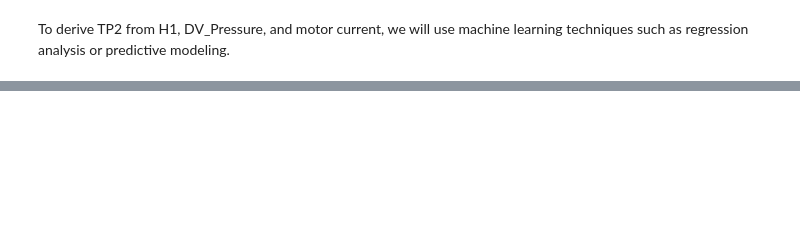
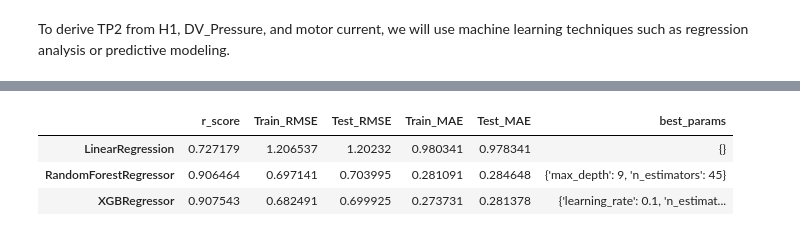
Before and after one commit to Maulik2493/IT496-T18, a Jupyter notebook: Final_Project/Final_Project.ipynb, the cells around one changed output, grey strips where cells are left out. Cells and saved outputs as stored; diff of their text form; code cells hidden in the pictures; blank space fills up the shorter version.

```diff
--- a/Final_Project/Final_Project.ipynb
+++ b/Final_Project/Final_Project.ipynb
@@ -230,2 +243,42 @@ So we can use linear regression to predict value of **TP2** from the given value
+# %%
+def eval_models():
+    model_results = pd.DataFrame()
+    model_results['r_score'] = None
+    model_results['Train_RMSE'] = None
+    model_results['Test_RMSE'] = None
+    model_results['Train_MAE'] = None
+    model_results['Test_MAE'] = None
+    model_results['best_params'] = None
+
+    best_reg_model_ours = None
+    best_test_score = math.inf
+
+    for model_name, reg_model in model_dict.items():
+        classifier = GridSearchCV(reg_model['model'], reg_model['params'], n_jobs=20, verbose=0)
+        classifier.fit(X_train_scaled, list(y_train))
+        best_model = classifier.best_estimator_
+
+        y_train_predicted = best_model.predict(X_train_scaled)
+        train_rmse = np.sqrt(mean_squared_error(list(y_train), y_train_predicted))
+        train_mae = mean_absolute_error(list(y_train), y_train_predicted)
+
+        print(model_name, train_rmse, classifier.best_params_)
+
+        y_predicted = best_model.predict(X_test_scaled)
+        test_rmse = np.sqrt(mean_squared_error(list(y_test), y_predicted))
+        test_mae = mean_absolute_error(list(y_test), y_predicted)
+        r_squarred = r2_score(y_test, y_predicted)
+        if test_rmse < best_test_score:
+            best_test_score = test_rmse
+            best_reg_model_ours = best_model
+
+        model_results.loc[model_name, ['r_score','Train_RMSE', 'Test_RMSE', 'Train_MAE', 'Test_MAE', 'best_params']] = [r_squarred,train_rmse, test_rmse, train_mae, test_mae, classifier.best_params_]
+
+    print("Best model: ", best_reg_model_ours)
+    # plot the prediction errors using the best model
+    y_predicted = best_model.predict(X_test_scaled)
+    plt.plot(list(y_test) - y_predicted, marker='o', linestyle='')
+
+    return model_results
 # %% [markdown]
 # Problem 1 :
@@ -272,0 +310,2 @@ ModuleNotFoundError: No module named 'sklearn'
+# %%
+model_results = eval_models()
@@ -272,0 +318,7 @@ ModuleNotFoundError: No module named 'sklearn'
+# %%
+model_results
+# %% [output]
+|  | r_score | Train_RMSE | Test_RMSE | Train_MAE | Test_MAE | best_params |
+| LinearRegression | 0.727179 | 1.206537 | 1.20232 | 0.980341 | 0.978341 | {} |
+| RandomForestRegressor | 0.906464 | 0.697141 | 0.703995 | 0.281091 | 0.284648 | {'max_depth': 9, 'n_estimators': 45} |
+| XGBRegressor | 0.907543 | 0.682491 | 0.699925 | 0.273731 | 0.281378 | {'learning_rate': 0.1, 'n_estimat... |
```
Also changed, not shown: parts of 28 cells of this notebook.
